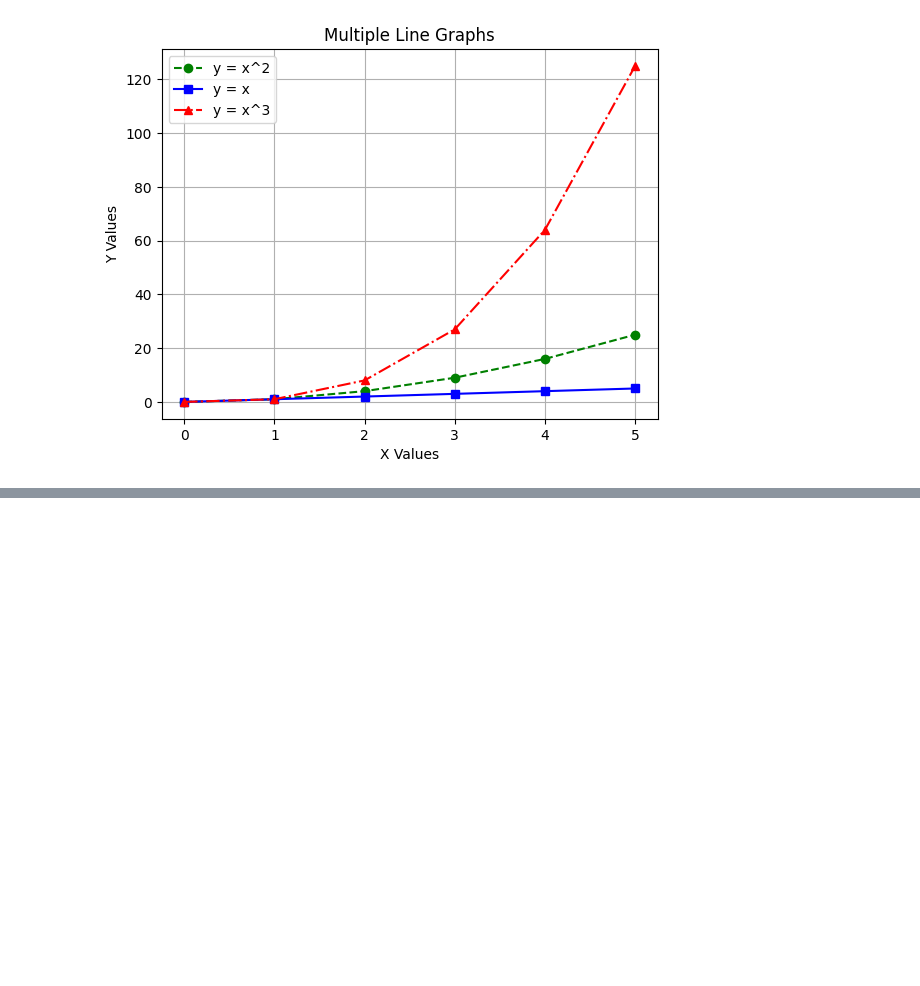
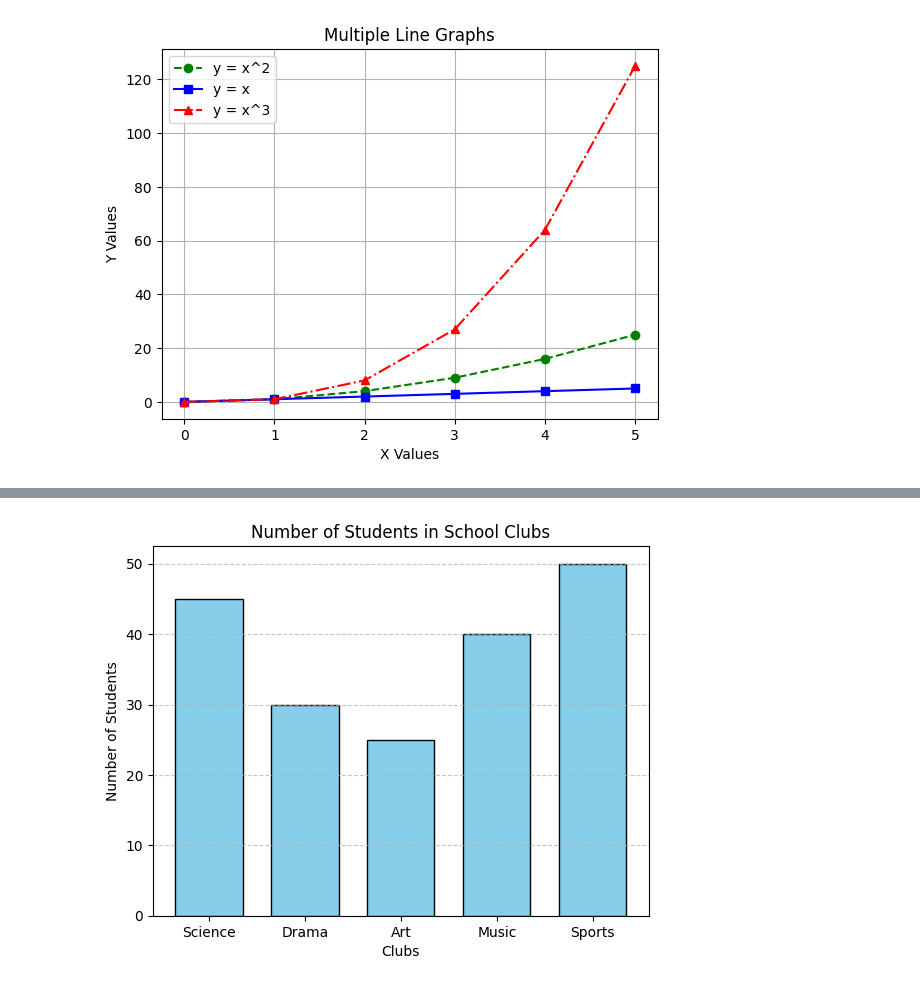
Before and after one commit to macc72/matplotlib_journey, a Jupyter notebook: MatplotlibStarter.ipynb, the cells around one changed output, grey strips where cells are left out. Cells and saved outputs as stored; diff of their text form; code cells hidden in the pictures; blank space fills up the shorter version.

```diff
--- a/MatplotlibStarter.ipynb
+++ b/MatplotlibStarter.ipynb
@@ -76,0 +107,19 @@ plt.show()
+# %%
+# Example data
+clubs = ['Science', 'Drama', 'Art', 'Music', 'Sports']
+students = [45, 30, 25, 40, 50]
+
+# Create bar graph
+plt.bar(clubs, students,
+        color='skyblue',
+        edgecolor='black',
+        width=0.7)
+
+plt.xlabel('Clubs')
+plt.ylabel('Number of Students')
+plt.title('Number of Students in School Clubs')
+plt.grid(axis='y', linestyle='--', alpha=0.7)
+
+plt.show()
+# %% [output]
+[figure, added]
```
Also changed, not shown: parts of 3 cells of this notebook.
